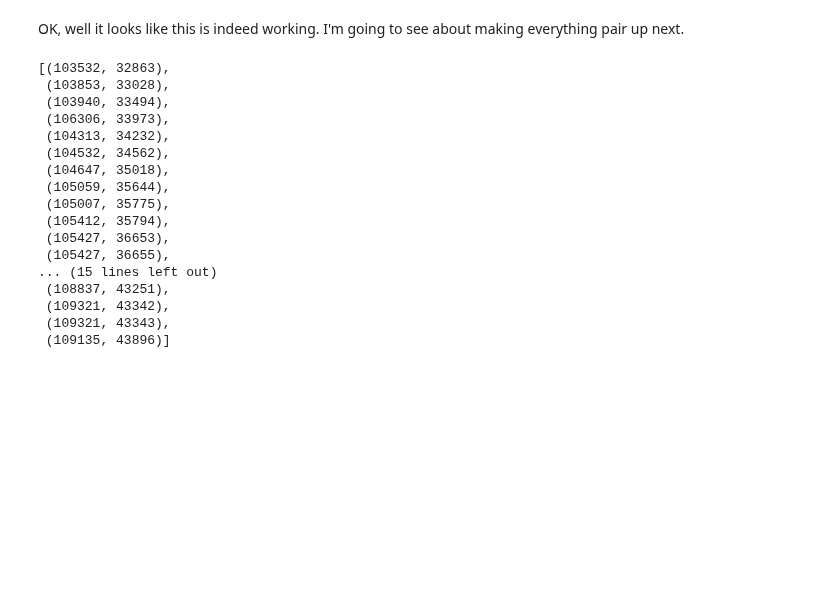
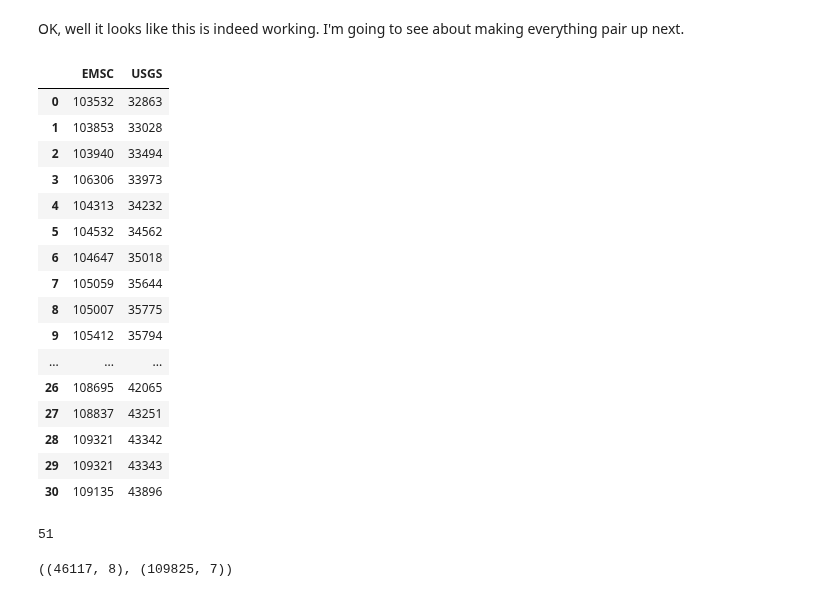
Before and after one commit to eyvonne/K_means, a Jupyter notebook: src/QuakeConnection.ipynb, the cells around one changed output. Cells and saved outputs as stored; diff of their text form; code cells hidden in the pictures; blank space fills up the shorter version.

Commit message:
bringing in more data

```diff
--- a/src/QuakeConnection.ipynb
+++ b/src/QuakeConnection.ipynb
@@ -235,3 +235,26 @@ class QuakeNearestNeighbors():
             if dist < 1:
                 preds.append((pred['id'], row['id']))
         return preds
+# %%
+# and test that it works
+nearest = QuakeNearestNeighbors(2)
+nearest.fit(emsc_df)
+pd.DataFrame(nearest.pair_quakes(usgs_df), columns=['EMSC', 'USGS'])
+# %% [output]
+|  | EMSC | USGS |
+| 0 | 103532 | 32863 |
+| 1 | 103853 | 33028 |
+| 2 | 103940 | 33494 |
+| 3 | 106306 | 33973 |
+| 4 | 104313 | 34232 |
+| 5 | 104532 | 34562 |
+| 6 | 104647 | 35018 |
+| 7 | 105059 | 35644 |
+| 8 | 105007 | 35775 |
+| 9 | 105412 | 35794 |
+| ... | ... | ... |
+| 26 | 108695 | 42065 |
+| 27 | 108837 | 43251 |
+| 28 | 109321 | 43342 |
+| 29 | 109321 | 43343 |
+| 30 | 109135 | 43896 |
@@ -238,22 +265,12 @@ class QuakeNearestNeighbors():
 # %%
-nearest = QuakeNearestNeighbors(2)
-nearest.fit(emsc_df)
-nearest.pair_quakes(usgs_df)
+nearest = QuakeNearestNeighbors(1)
+nearest.fit(emsc)
+pairs = nearest.pair_quakes(usgs)
-# %% [output]
-[(103532, 32863),
- (103853, 33028),
- (103940, 33494),
- (106306, 33973),
- (104313, 34232),
- (104532, 34562),
- (104647, 35018),
- (105059, 35644),
- (105007, 35775),
- (105412, 35794),
- (105427, 36653),
- (105427, 36655),
-... (15 lines left out)
- (108837, 43251),
- (109321, 43342),
- (109321, 43343),
- (109135, 43896)]
+# %%
+len(pairs)
+# %% [output]
+51
+# %%
+usgs.shape, emsc.shape
+# %% [output]
+((46117, 8), (109825, 7))
```
Also changed, not shown: parts of 2 cells of this notebook, 4 other files.
